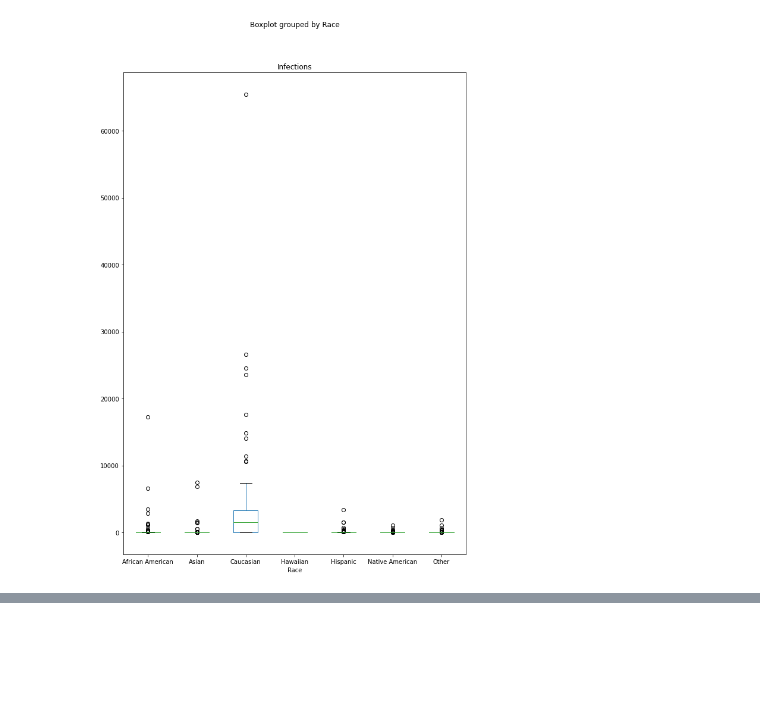
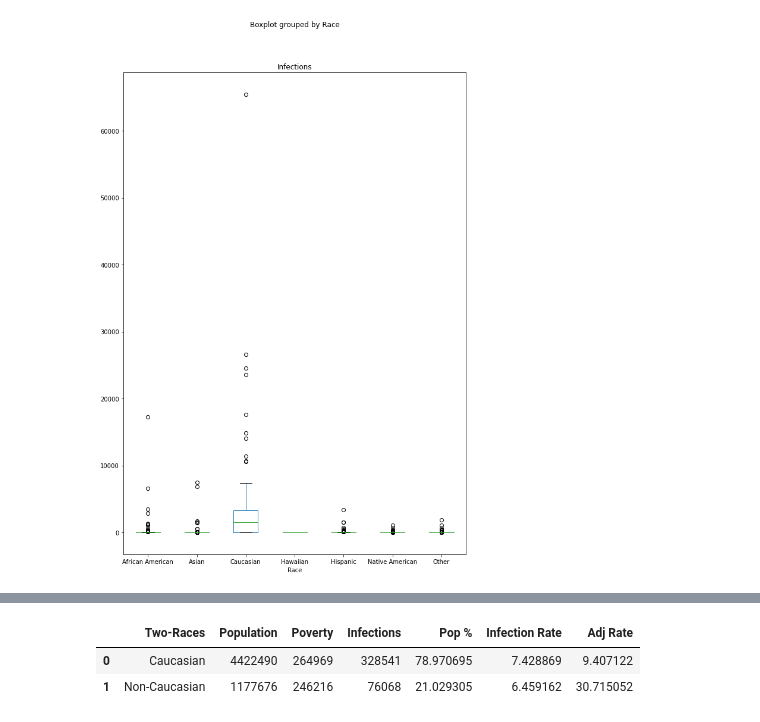
Before and after one commit to tlenzmeier58/Project_1, a Jupyter notebook: final.ipynb, the cells around one changed output, grey strips where cells are left out. Drawn from its saved outputs; the diff is of its cells as text; code cells hidden in the pictures; blank space fills up the shorter version.

```diff
--- a/final.ipynb
+++ b/final.ipynb
@@ -442,3 +442,18 @@ infections_gb.reset_index()
 | 4 | Hispanic | 307675 | 52427 | 10265 | 0.0334 | 0.0549 | 0.6084 |
 | 5 | Native American | 48409 | 16527 | 3045 | 0.0629 | 0.0086 | 7.3140 |
 | 6 | Other | 192047 | 50565 | 5499 | 0.0286 | 0.0343 | 0.8338 |
+# %%
+# Caucasian/Non-Caucasian
+
+c_n_c_df = merged_df[['Two-Races', 'Population', 'Poverty', 'Infections']]
+c_n_c_gb = c_n_c_df.groupby('Two-Races').sum(numeric_only=True)
+c_n_c_gb.reset_index()
+c_n_c_gb['Pop %'] = (c_n_c_gb['Population'] / c_n_c_gb['Population'].sum())*100
+c_n_c_gb['Infection Rate'] = c_n_c_gb['Infections'] / c_n_c_gb['Population']*100
+
+c_n_c_gb['Adj Rate'] = c_n_c_gb['Infection Rate'] / c_n_c_gb['Pop %'] *100
+c_n_c_gb.reset_index()
+# %% [output]
+|  | Two-Races | Population | Poverty | Infections | Pop % | Infection Rate | Adj Rate |
+| 0 | Caucasian | 4422490 | 264969 | 328541 | 78.970695 | 7.428869 | 9.407122 |
+| 1 | Non-Caucasian | 1177676 | 246216 | 76068 | 21.029305 | 6.459162 | 30.715052 |
```
Also changed, not shown: parts of 1 cell of this notebook.
